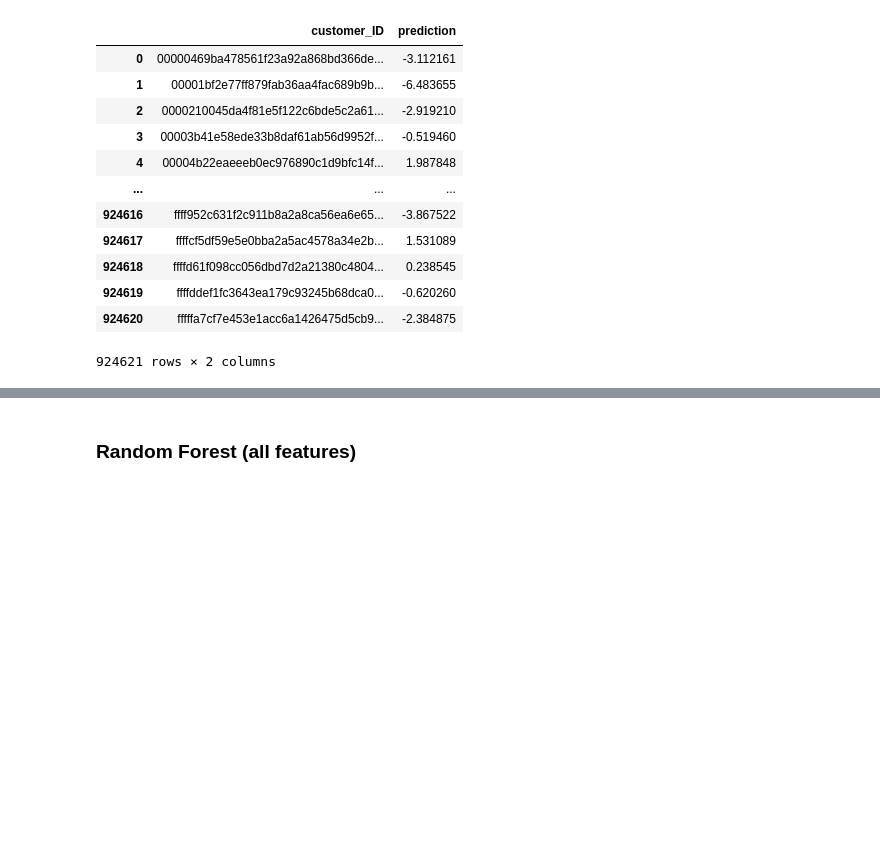
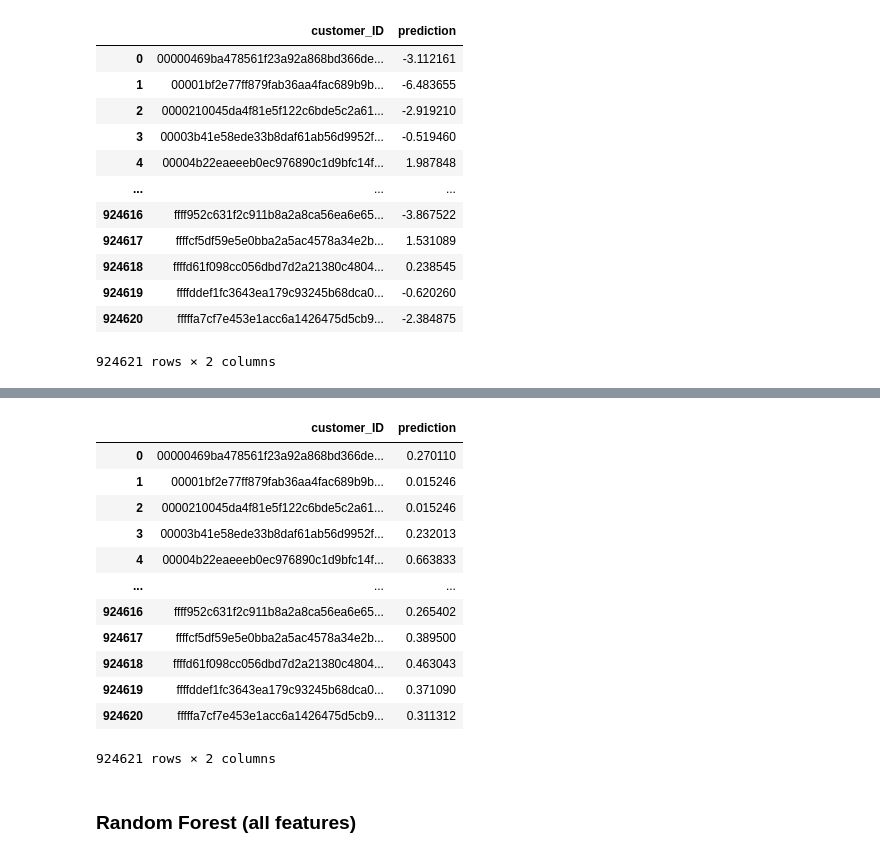
Before and after one commit to korab1ev/amex-default-prediction, a Jupyter notebook: 01. experiments.ipynb, the cells around one changed output, grey strips where cells are left out. Cells and saved outputs as stored; diff of their text form; code cells hidden in the pictures; blank space fills up the shorter version.

Commit message:
rf and decision tree

```diff
--- a/01. experiments.ipynb
+++ b/01. experiments.ipynb
@@ -174,0 +177,37 @@ if INFERENCE:
+# %%
+feature_cols = num_features + cat_features
+X = df_train[feature_cols]
+y = df_train['target'].values
+groups = df_train['customer_ID'].values
+
+# Decision Tree parameters
+params = dict(
+    max_depth=6,
+    min_samples_split=10,
+    min_samples_leaf=5,
+    max_features='sqrt',
+    random_state=42
+)
+
+sgkf = StratifiedGroupKFold(n_splits=5, shuffle=True, random_state=42)
+fold_scores = []
+y_pred_list = []
+
+# --- Cross-validation
+for fold, (tr_idx, va_idx) in enumerate(sgkf.split(df_train[['customer_ID', 'target']], y, groups)):
+    print(f"Fold {fold}")
+    X_tr, X_va = X.iloc[tr_idx], X.iloc[va_idx]
+    y_tr, y_va = y[tr_idx], y[va_idx]
+
+    model = DecisionTreeClassifier(**params)
+    model.fit(X_tr, y_tr)
+
+    y_pred = model.predict_proba(X_va)[:, 1]
+    score = get_amex_metric_calculated(y_va, y_pred)
+    print(f"  Amex = {score:.5f}")
+    fold_scores.append(score)
+
+    # Predict on test
+    y_pred_list.append(model.predict_proba(df_test[feature_cols])[:, 1])
+
+print(f"\nMean CV Amex: {np.mean(fold_scores):.5f} ± {np.std(fold_scores):.5f}")
@@ -175,2 +227,24 @@ if INFERENCE:
+# %%
+INFERENCE = True
+
+if INFERENCE:
+    sub = pd.DataFrame({'customer_ID': df_test.customer_ID,
+                        'prediction': np.mean(y_pred_list, axis=0)})
+    sub.to_csv('submission_decision_tree_all_features.csv', index=False)
+    display(sub)
+# %% [output]
+|  | customer_ID | prediction |
+| 0 | 00000469ba478561f23a92a868bd366de... | 0.270110 |
+| 1 | 00001bf2e77ff879fab36aa4fac689b9b... | 0.015246 |
+| 2 | 0000210045da4f81e5f122c6bde5c2a61... | 0.015246 |
+| 3 | 00003b41e58ede33b8daf61ab56d9952f... | 0.232013 |
+| 4 | 00004b22eaeeeb0ec976890c1d9bfc14f... | 0.663833 |
+| ... | ... | ... |
+| 924616 | ffff952c631f2c911b8a2a8ca56ea6e65... | 0.265402 |
+| 924617 | ffffcf5df59e5e0bba2a5ac4578a34e2b... | 0.389500 |
+| 924618 | ffffd61f098cc056dbd7d2a21380c4804... | 0.463043 |
+| 924619 | ffffddef1fc3643ea179c93245b68dca0... | 0.371090 |
+| 924620 | fffffa7cf7e453e1acc6a1426475d5cb9... | 0.311312 |
+924621 rows × 2 columns
 # %% [markdown]
 ### Random Forest (all features)
```
Also changed, not shown: parts of 9 cells of this notebook, 2 other files.
